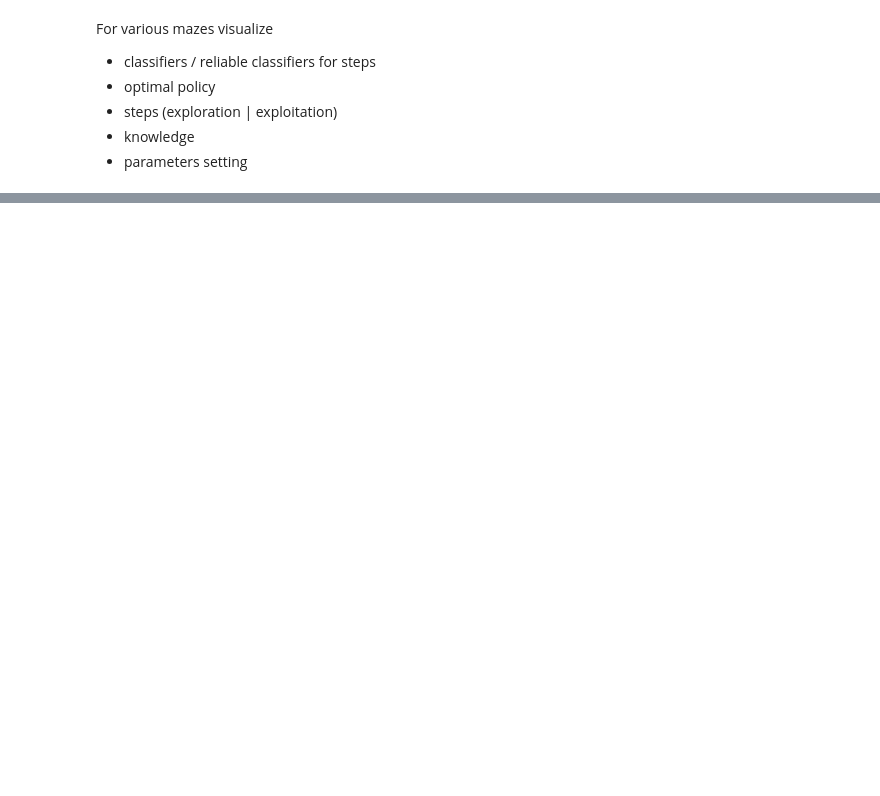
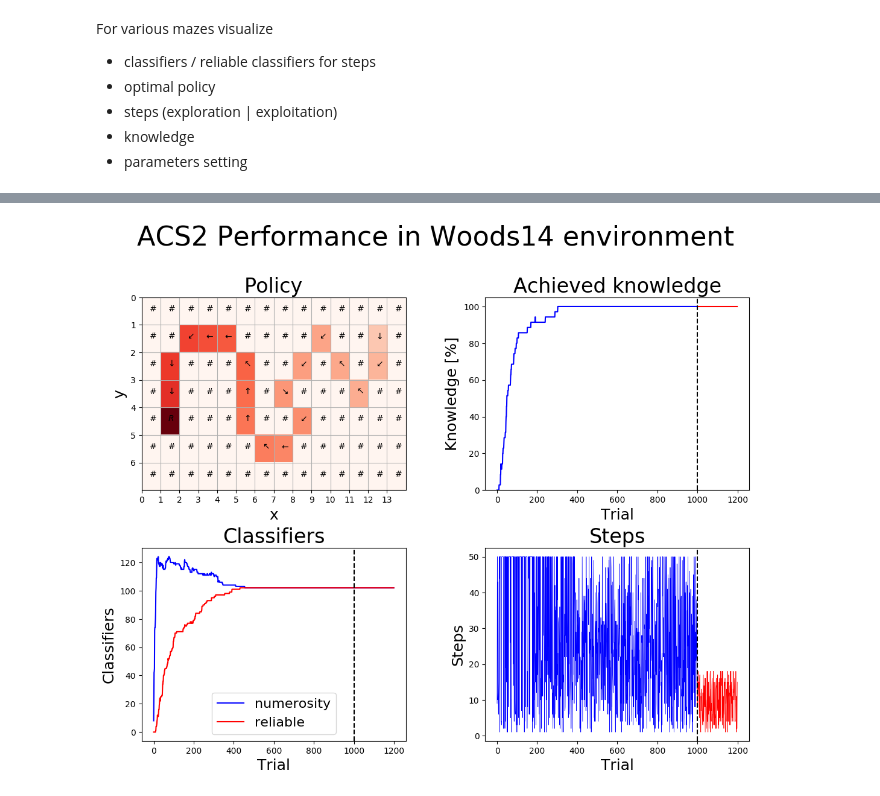
Before and after one commit to ParrotPrediction/pyalcs, a Jupyter notebook: notebooks/ACS2 in Maze (OpenAI).ipynb, the cells around one changed output, grey strips where cells are left out. Drawn from its saved outputs; the diff is of its cells as text; code cells hidden in the pictures; blank space fills up the shorter version.

```diff
--- a/notebooks/ACS2 in Maze (OpenAI).ipynb
+++ b/notebooks/ACS2 in Maze (OpenAI).ipynb
@@ -509,0 +447,17 @@ plot_performance(agent, maze, metrics_df)
+# %%
+woods14 = gym.make('Woods14-v0')
+
+# explore
+agent_woods14 = ACS2(cfg)
+population_woods14_explore, metrics_woods14_explore = agent_woods14.explore(woods14, 1000)
+
+# exploit
+agent_woods14 = ACS2(cfg, population_woods14_explore)
+_, metrics_woods14_exploit = agent_woods14.exploit(woods14, 200)
+# %%
+woods14_metrics_df = parse_metrics_to_df(metrics_woods14_explore, metrics_woods14_exploit)
+
+plot_performance(agent_woods14, woods14, woods14_metrics_df, cfg, 'Woods14')
+#plt.savefig('images/woods14_performance.eps', format='eps', dpi=100)
+# %% [output]
+[figure, added]
```
Also changed, not shown: parts of 22 cells of this notebook, 4 other files.
